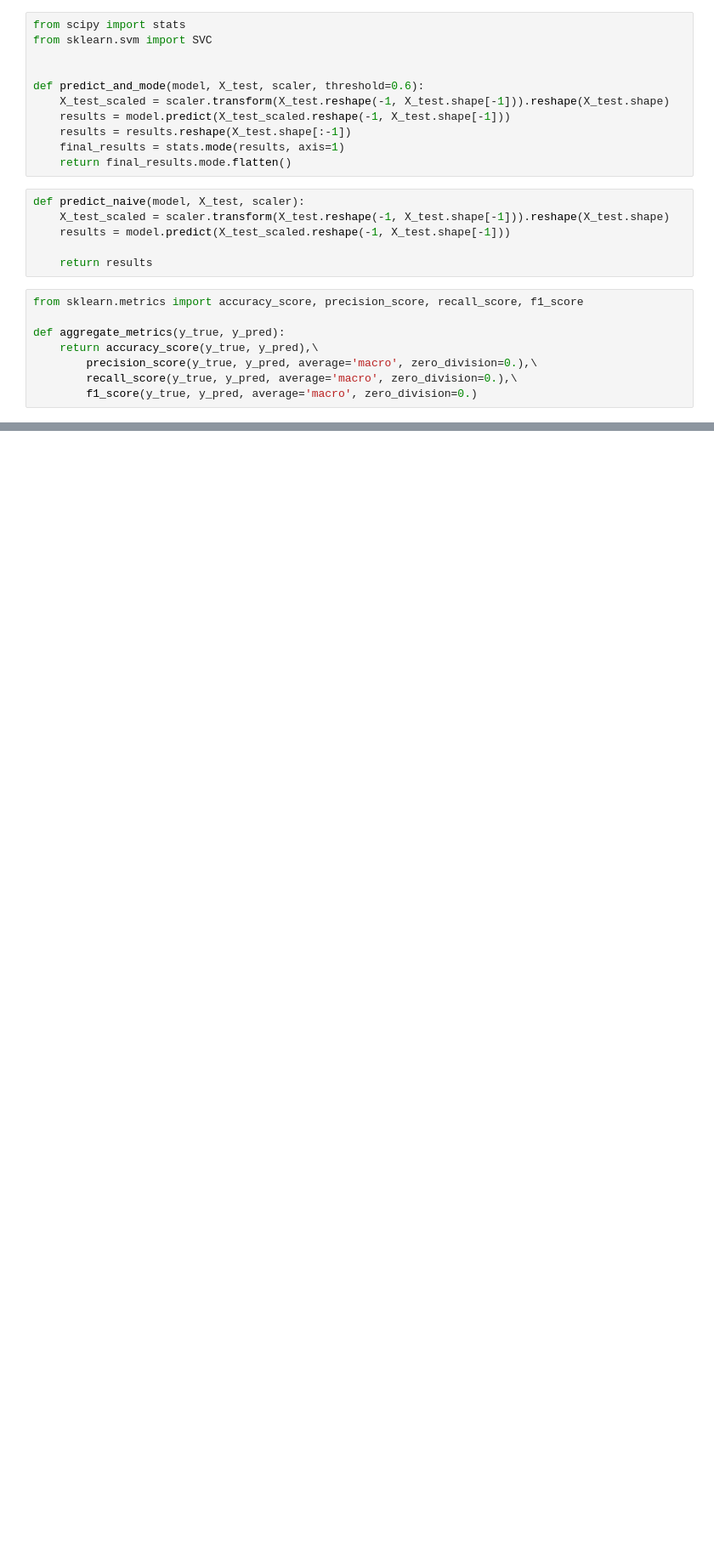
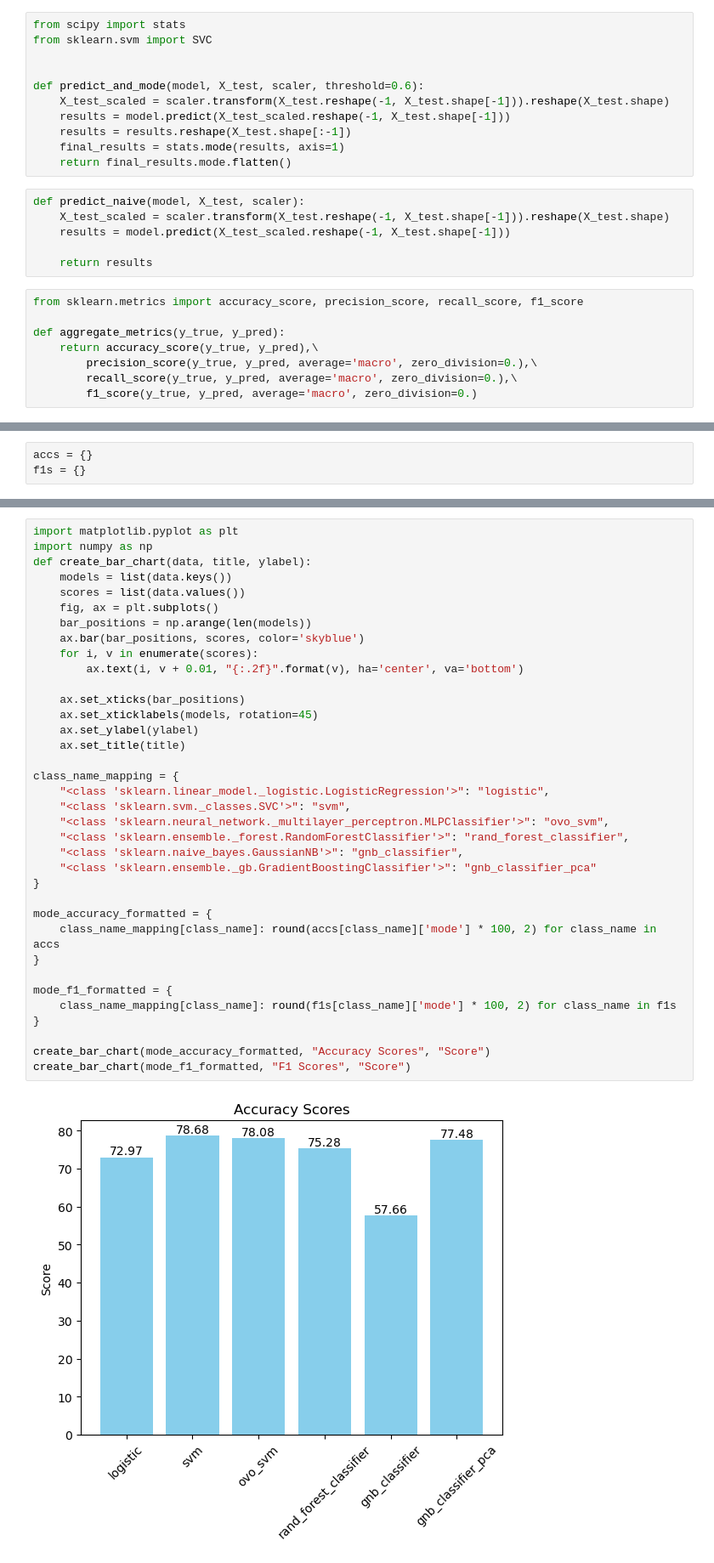
Before and after one commit to qzheng75/CS4641-Project, a Jupyter notebook: code/notebooks/split_weight_training_3_sec.ipynb, the cells around one changed output, grey strips where cells are left out. Shown: that part at 85% size. Cells and saved outputs as stored; diff of their text form; blank space fills up the shorter version.

Commit message:
barplot comparing accuracy and f1

```diff
--- a/code/notebooks/split_weight_training_3_sec.ipynb
+++ b/code/notebooks/split_weight_training_3_sec.ipynb
@@ -117,6 +120,9 @@ def perform_experiment(model_type, train_folds, test_3sec_folds, test_30sec_fold
         mode_metrics = aggregate_metrics(y_test, predict_and_mode(model, X_test, scalar))
         naive_metrics = aggregate_metrics(y_test_30sec, predict_naive(model, X_test_30sec, scalar))
         return train_metrics, mode_metrics, naive_metrics
+# %%
+accs = {}
+f1s = {}
 # %%
 from tqdm import tqdm
 
@@ -201,0 +296,38 @@ Average Naive Strategy metrics: acc=75.48%,precision=0.757,recall=0.741,f1=0.734
+# %%
+import matplotlib.pyplot as plt
+import numpy as np
+def create_bar_chart(data, title, ylabel):
+    models = list(data.keys())
+    scores = list(data.values())
+    fig, ax = plt.subplots()
+    bar_positions = np.arange(len(models))
+    ax.bar(bar_positions, scores, color='skyblue')
+    for i, v in enumerate(scores):
+        ax.text(i, v + 0.01, "{:.2f}".format(v), ha='center', va='bottom')
+
+    ax.set_xticks(bar_positions)
+    ax.set_xticklabels(models, rotation=45)
+    ax.set_ylabel(ylabel)
+    ax.set_title(title)
+
+class_name_mapping = {
+    "<class 'sklearn.linear_model._logistic.LogisticRegression'>": "logistic",
+    "<class 'sklearn.svm._classes.SVC'>": "svm",
+    "<class 'sklearn.neural_network._multilayer_perceptron.MLPClassifier'>": "ovo_svm",
+    "<class 'sklearn.ensemble._forest.RandomForestClassifier'>": "rand_forest_classifier",
+    "<class 'sklearn.naive_bayes.GaussianNB'>": "gnb_classifier",
+    "<class 'sklearn.ensemble._gb.GradientBoostingClassifier'>": "gnb_classifier_pca"
+}
+
+mode_accuracy_formatted = {
+    class_name_mapping[class_name]: round(accs[class_name]['mode'] * 100, 2) for class_name in accs
+}
+
+mode_f1_formatted = {
+    class_name_mapping[class_name]: round(f1s[class_name]['mode'] * 100, 2) for class_name in f1s
+}
+
+create_bar_chart(mode_accuracy_formatted, "Accuracy Scores", "Score")
+create_bar_chart(mode_f1_formatted, "F1 Scores", "Score")
+# %% [output]
+[figure, added]
```
Also changed, not shown: parts of 11 cells of this notebook.
